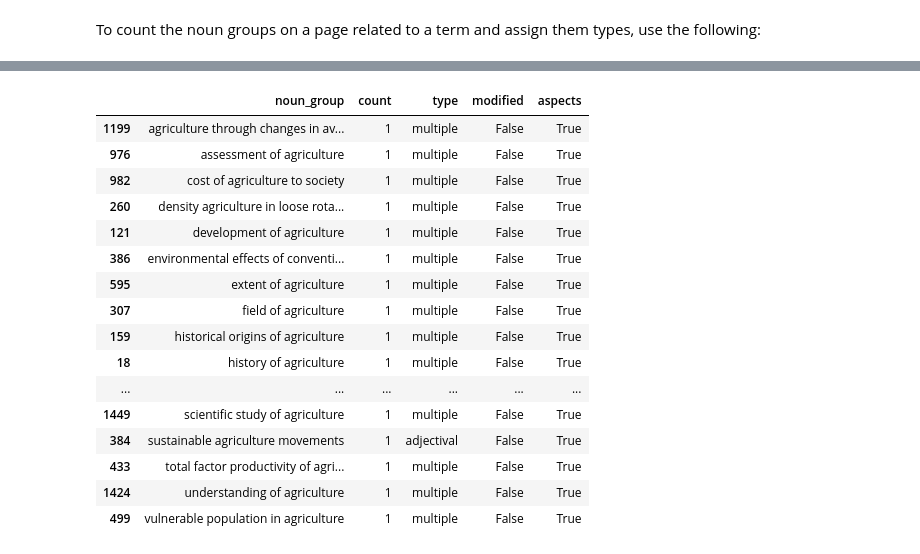
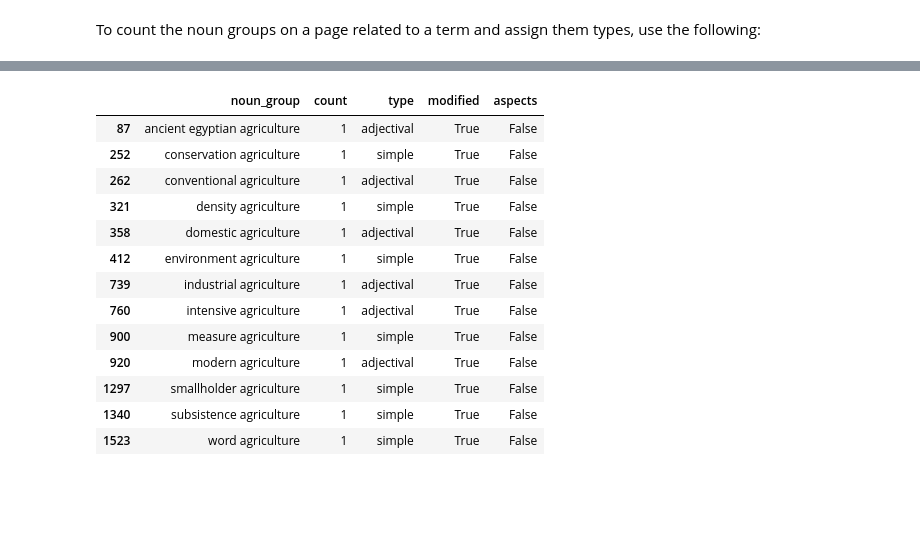
Before and after one commit to mariutzica/Scientific-Variable-Exploration-Tools, a Jupyter notebook: Module Usage and Testing.ipynb, the cells around one changed output, grey strips where cells are left out. Saved outputs shown, nothing was run; the diff lists cells and outputs as text; code cells hidden in the pictures; blank space fills up the shorter version.

```diff
--- a/Module Usage and Testing.ipynb
+++ b/Module Usage and Testing.ipynb
@@ -368,20 +343,17 @@ noun_group_types[noun_group_types['modified']]
-# %%
-noun_group_types[noun_group_types['aspects']]
-# %% [output]
-|  | noun_group | count | type | modified | aspects |
-| 1199 | agriculture through changes in av... | 1 | multiple | False | True |
-| 976 | assessment of agriculture | 1 | multiple | False | True |
-| 982 | cost of agriculture to society | 1 | multiple | False | True |
-| 260 | density agriculture in loose rota... | 1 | multiple | False | True |
-| 121 | development of agriculture | 1 | multiple | False | True |
-| 386 | environmental effects of conventi... | 1 | multiple | False | True |
-| 595 | extent of agriculture | 1 | multiple | False | True |
-| 307 | field of agriculture | 1 | multiple | False | True |
-| 159 | historical origins of agriculture | 1 | multiple | False | True |
-| 18 | history of agriculture | 1 | multiple | False | True |
-| ... | ... | ... | ... | ... | ... |
-| 1449 | scientific study of agriculture | 1 | multiple | False | True |
-| 384 | sustainable agriculture movements | 1 | adjectival | False | True |
-| 433 | total factor productivity of agri... | 1 | multiple | False | True |
-| 1424 | understanding of agriculture | 1 | multiple | False | True |
-| 499 | vulnerable population in agriculture | 1 | multiple | False | True |
+# %%
+agriculture_types[agriculture_types['modified']]
+# %% [output]
+|  | noun_group | count | type | modified | aspects |
+| 87 | ancient egyptian agriculture | 1 | adjectival | True | False |
+| 252 | conservation agriculture | 1 | simple | True | False |
+| 262 | conventional agriculture | 1 | adjectival | True | False |
+| 321 | density agriculture | 1 | simple | True | False |
+| 358 | domestic agriculture | 1 | adjectival | True | False |
+| 412 | environment agriculture | 1 | simple | True | False |
+| 739 | industrial agriculture | 1 | adjectival | True | False |
+| 760 | intensive agriculture | 1 | adjectival | True | False |
+| 900 | measure agriculture | 1 | simple | True | False |
+| 920 | modern agriculture | 1 | adjectival | True | False |
+| 1297 | smallholder agriculture | 1 | simple | True | False |
+| 1340 | subsistence agriculture | 1 | simple | True | False |
+| 1523 | word agriculture | 1 | simple | True | False |
```
Also changed, not shown: parts of 18 cells of this notebook, 3 other files.
